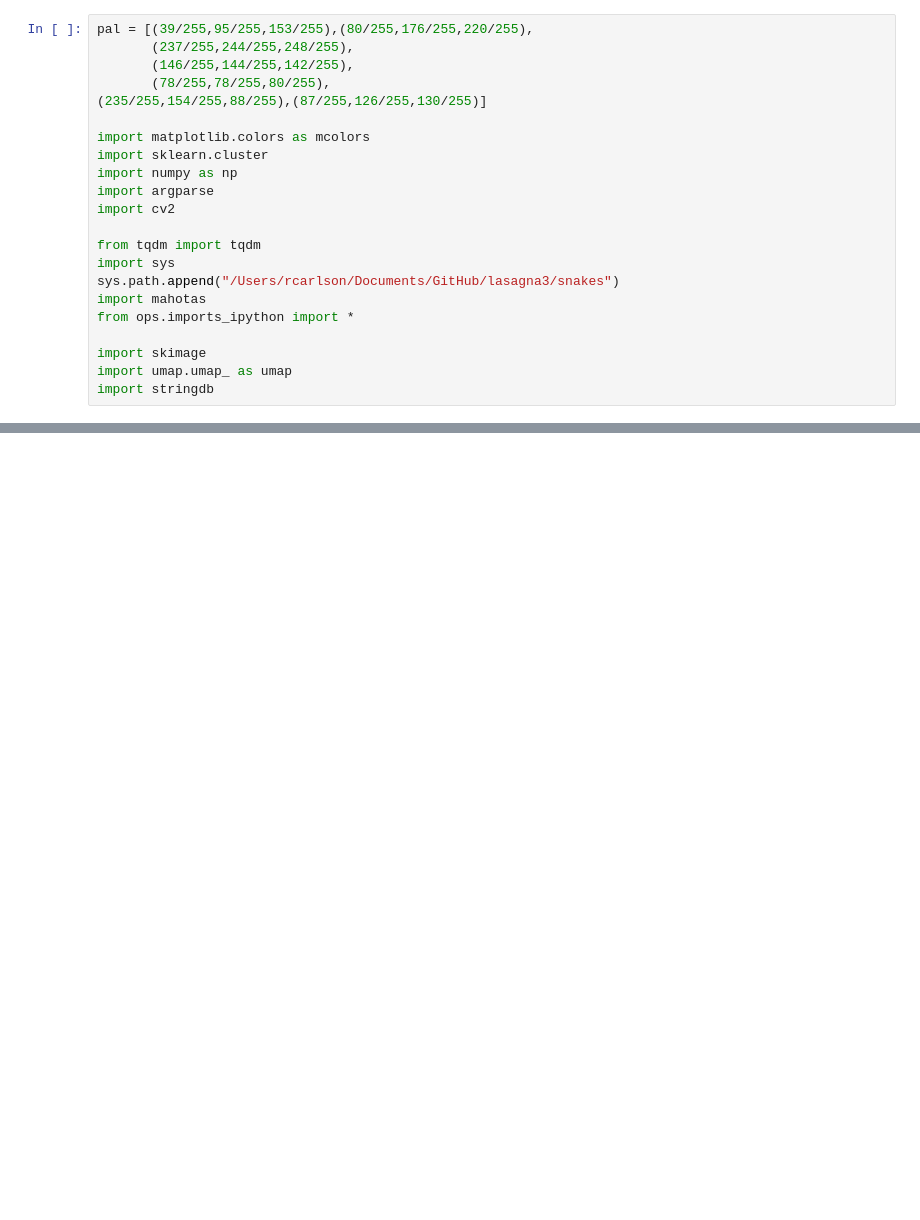
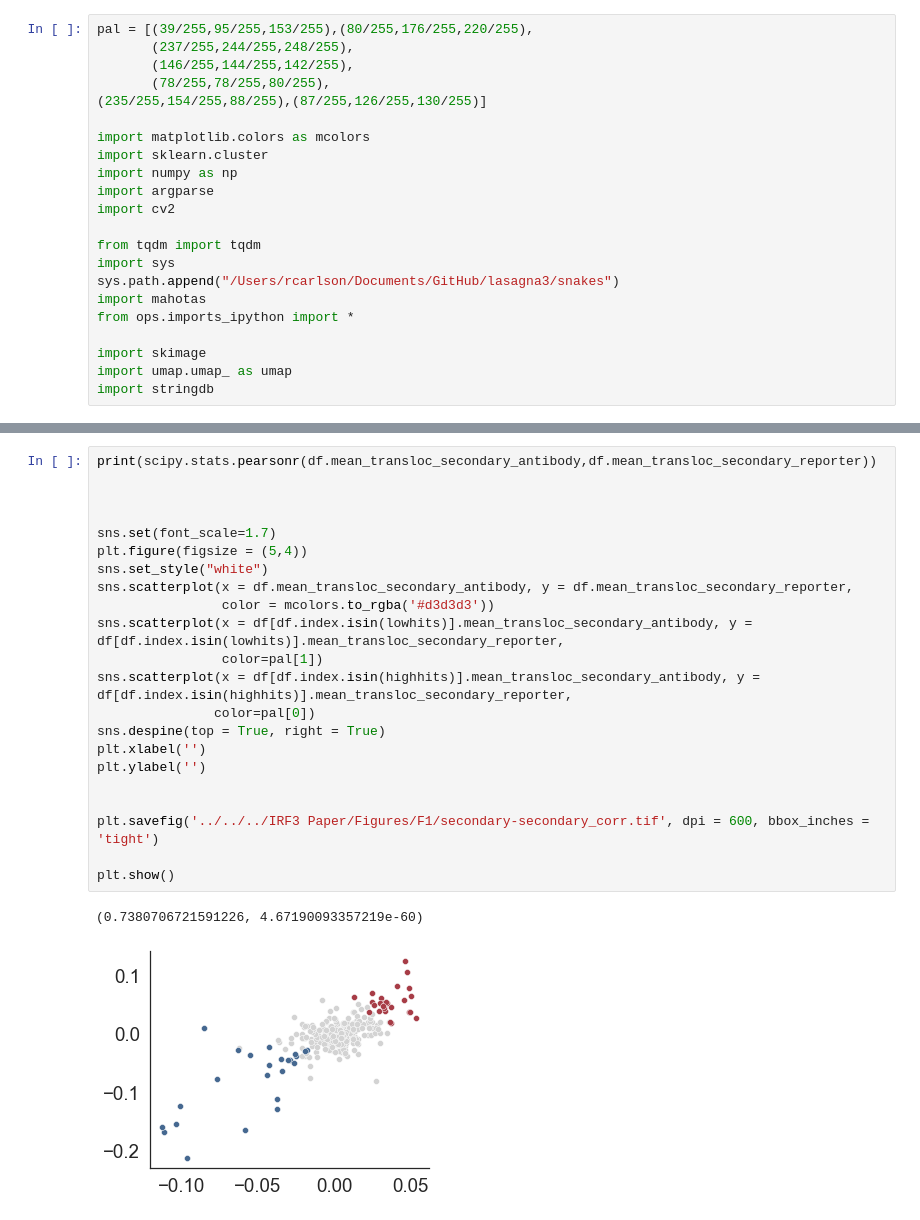
Before and after one commit to beccajcarlson/IRF3OpticalPooledScreen, a Jupyter notebook: CodeforFigures/Figure1_Supp.ipynb, the cells around one changed output, grey strips where cells are left out. Cells and saved outputs as stored; diff of their text form; blank space fills up the shorter version.

```diff
--- a/CodeforFigures/Figure1_Supp.ipynb
+++ b/CodeforFigures/Figure1_Supp.ipynb
@@ -85,0 +198,25 @@ print(np.mean(corrs0),np.mean(corrs1),np.mean(corrs2),np.mean(corrs3))
+# %%
+print(scipy.stats.pearsonr(df.mean_transloc_secondary_antibody,df.mean_transloc_secondary_reporter))
+
+
+
+sns.set(font_scale=1.7)
+plt.figure(figsize = (5,4))
+sns.set_style("white")
+sns.scatterplot(x = df.mean_transloc_secondary_antibody, y = df.mean_transloc_secondary_reporter,
+                color = mcolors.to_rgba('#d3d3d3'))
+sns.scatterplot(x = df[df.index.isin(lowhits)].mean_transloc_secondary_antibody, y = df[df.index.isin(lowhits)].mean_transloc_secondary_reporter,
+                color=pal[1])
+sns.scatterplot(x = df[df.index.isin(highhits)].mean_transloc_secondary_antibody, y = df[df.index.isin(highhits)].mean_transloc_secondary_reporter,
+               color=pal[0])
+sns.despine(top = True, right = True)
+plt.xlabel('')
+plt.ylabel('')
+
+
+plt.savefig('../../../IRF3 Paper/Figures/F1/secondary-secondary_corr.tif', dpi = 600, bbox_inches = 'tight')
+
+plt.show()
+# %% [output]
+(0.7380706721591226, 4.67190093357219e-60)
+[figure, added]
```
Also changed, not shown: parts of 11 cells of this notebook, 7 other files.
